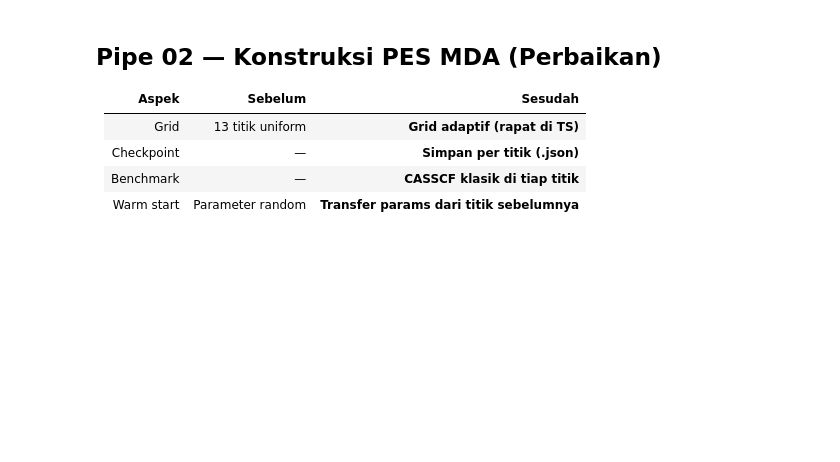
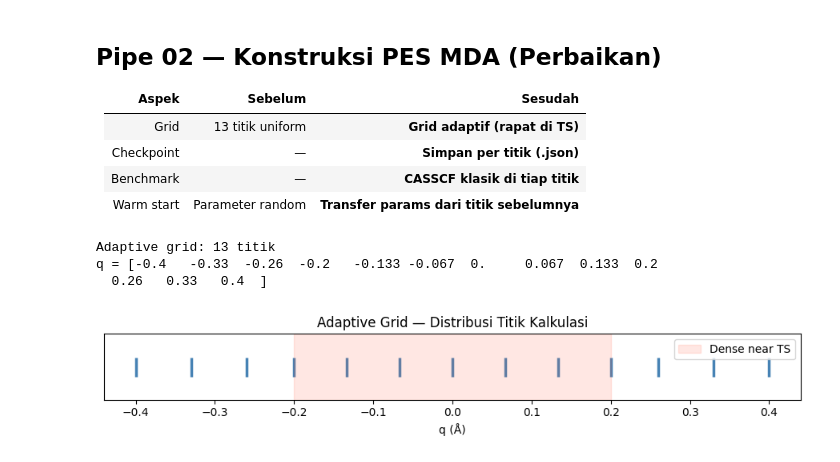
Before and after one commit to yogakhairiansyah-lgtm/Quantum-dynamics-tutorial-, a Jupyter notebook: Prosiding2.0/MDA_Pipe01_02_Improved_Fixed.ipynb, the cells around one changed output. Saved outputs shown, nothing was run; the diff lists cells and outputs as text; code cells hidden in the pictures; blank space fills up the shorter version.

```diff
--- a/Prosiding2.0/MDA_Pipe01_02_Improved_Fixed.ipynb
+++ b/Prosiding2.0/MDA_Pipe01_02_Improved_Fixed.ipynb
@@ -254,24 +283,29 @@ print(f"    E_CASSCF = {mc_p01.e_tot:.6f} Ha")
 # %%
 # Grid adaptif (perbaikan C.3)
 # Rapat di sekitar TS (|q| < 0.2 Ang), jarang di sumur potensial
 
 q_dense = np.linspace(-0.20, 0.20, 7)         # 7 titik rapat dekat TS
-q_left  = np.array([-0.50, -0.40, -0.30])     # 3 titik sumur kiri
-q_right = np.array([ 0.30,  0.40,  0.50])     # 3 titik sumur kanan
-
+# SESUDAH (batas aman ±0.40, H tidak menimpa O)
+q_left  = np.array([-0.40, -0.33, -0.26])
+q_right = np.array([ 0.26,  0.33,  0.40])
 # Gabung dan sort (hapus duplikat)
 Q_GRID = np.sort(np.unique(np.concatenate([q_left, q_dense, q_right])))
 print(f"Adaptive grid: {len(Q_GRID)} titik")
 print(f"q = {Q_GRID.round(3)}")
 
 # Visualisasi distribusi grid
 fig, ax = plt.subplots(figsize=(9, 1.8))
 ax.scatter(Q_GRID, np.zeros_like(Q_GRID), marker='|', s=300,
            c='steelblue', linewidths=2.5)
 ax.axvspan(-0.2, 0.2, alpha=0.15, color='tomato', label='Dense near TS')
 ax.set_xlabel('q (Å)'); ax.set_yticks([])
 ax.set_title('Adaptive Grid — Distribusi Titik Kalkulasi'); ax.legend()
 plt.tight_layout(); plt.show()
+# %% [output]
+Adaptive grid: 13 titik
+q = [-0.4   -0.33  -0.26  -0.2   -0.133 -0.067  0.     0.067  0.133  0.2
+  0.26   0.33   0.4  ]
+[figure, added]
 # %%
 # PES scan dengan checkpoint (D.1) dan CASSCF benchmark (D.3)
 # ===========================================================
```
Also changed, not shown: parts of 8 cells of this notebook.
